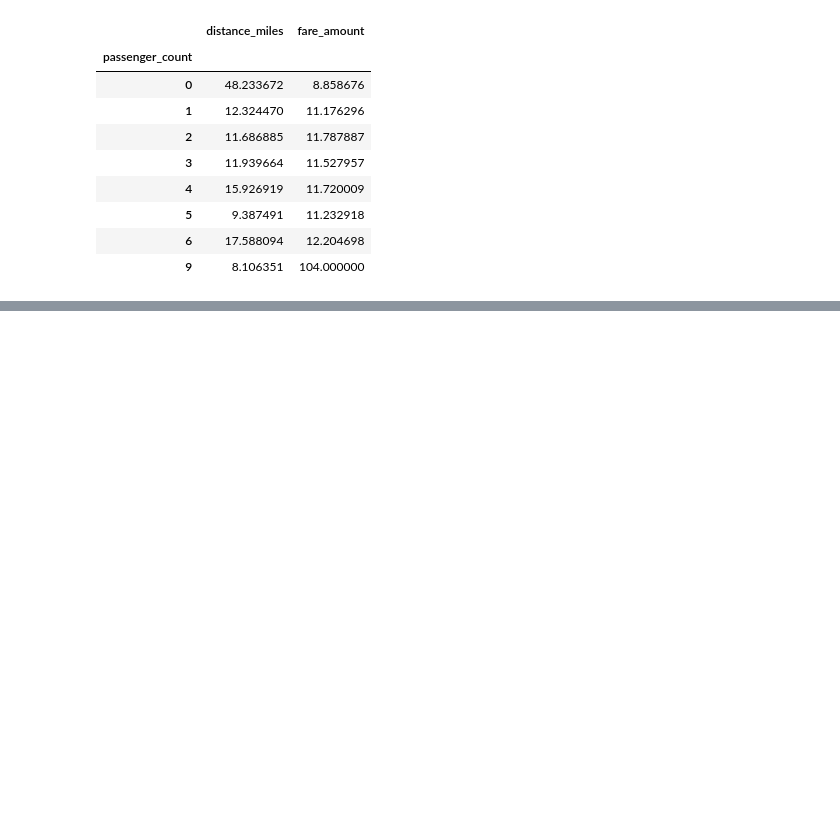
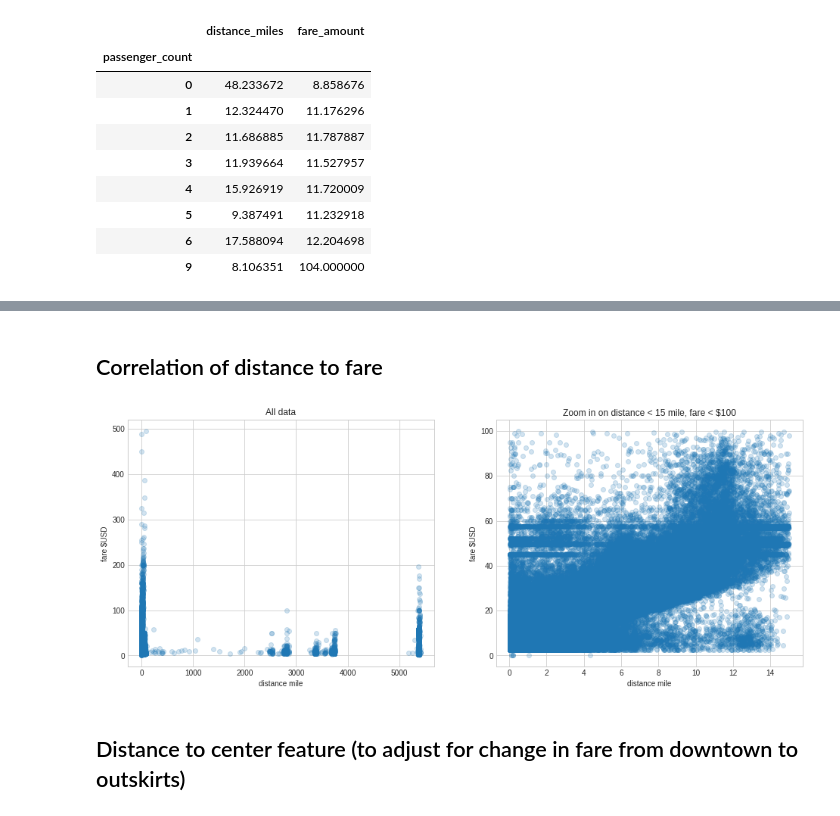
Before and after one commit to TheAnig/nyc-taxi-fare-prediction, a Jupyter notebook: exploratory-analysis.ipynb, the cells around one changed output, grey strips where cells are left out. Saved outputs shown, nothing was run; the diff lists cells and outputs as text; code cells hidden in the pictures; blank space fills up the shorter version.

```diff
--- a/exploratory-analysis.ipynb
+++ b/exploratory-analysis.ipynb
@@ -139,0 +168,18 @@ df_train.groupby('passenger_count')['distance_miles', 'fare_amount'].mean()
+# %% [markdown]
+## Correlation of distance to fare
+# %%
+fig, axs = plt.subplots(1, 2, figsize=(16,6))
+axs[0].scatter(df_train.distance_miles, df_train.fare_amount, alpha=0.2)
+axs[0].set_xlabel('distance mile')
+axs[0].set_ylabel('fare $USD')
+axs[0].set_title('All data')
+
+idx = (df_train.distance_miles < 15) & (df_train.fare_amount < 100)
+axs[1].scatter(df_train[idx].distance_miles, df_train[idx].fare_amount, alpha=0.2)
+axs[1].set_xlabel('distance mile')
+axs[1].set_ylabel('fare $USD')
+axs[1].set_title('Zoom in on distance < 15 mile, fare < $100');
+# %% [output]
+[figure, added]
+# %% [markdown]
+## Distance to center feature (to adjust for change in fare from downtown to outskirts)
```
Also changed, not shown: parts of 9 cells of this notebook.
